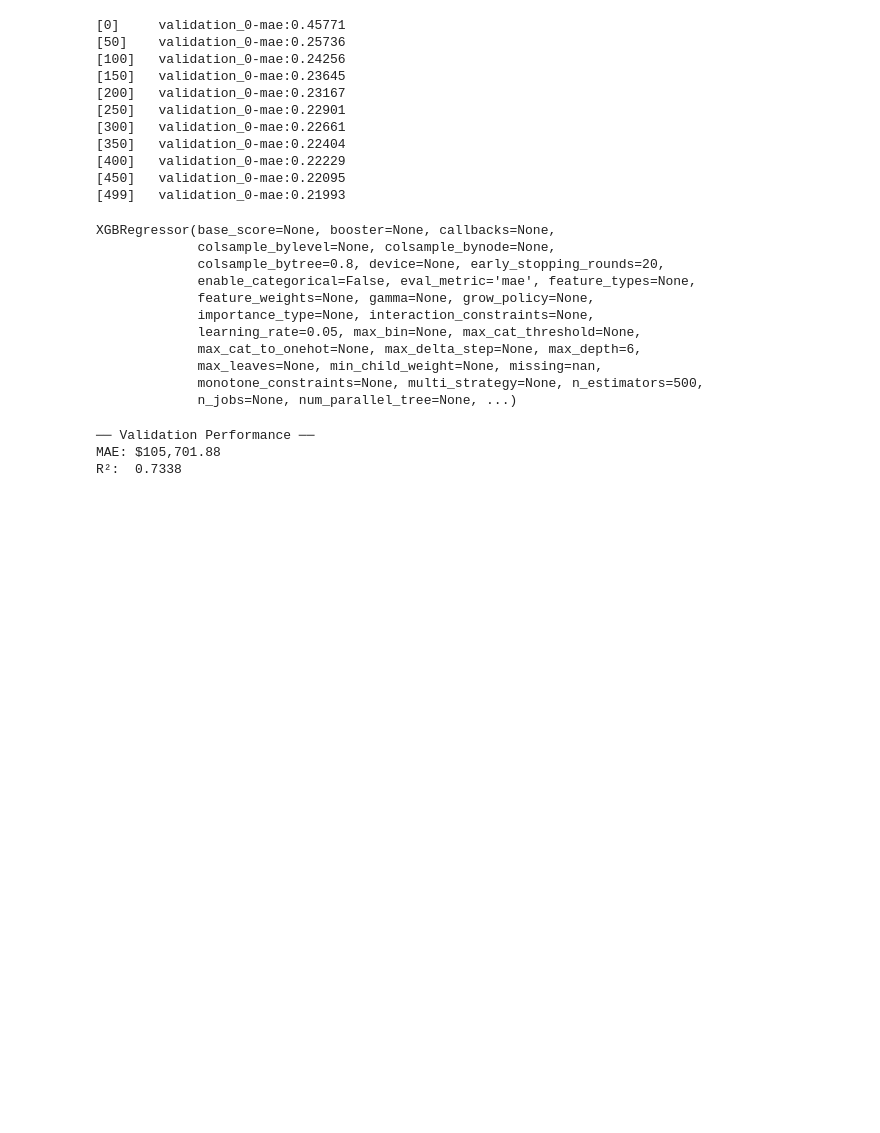
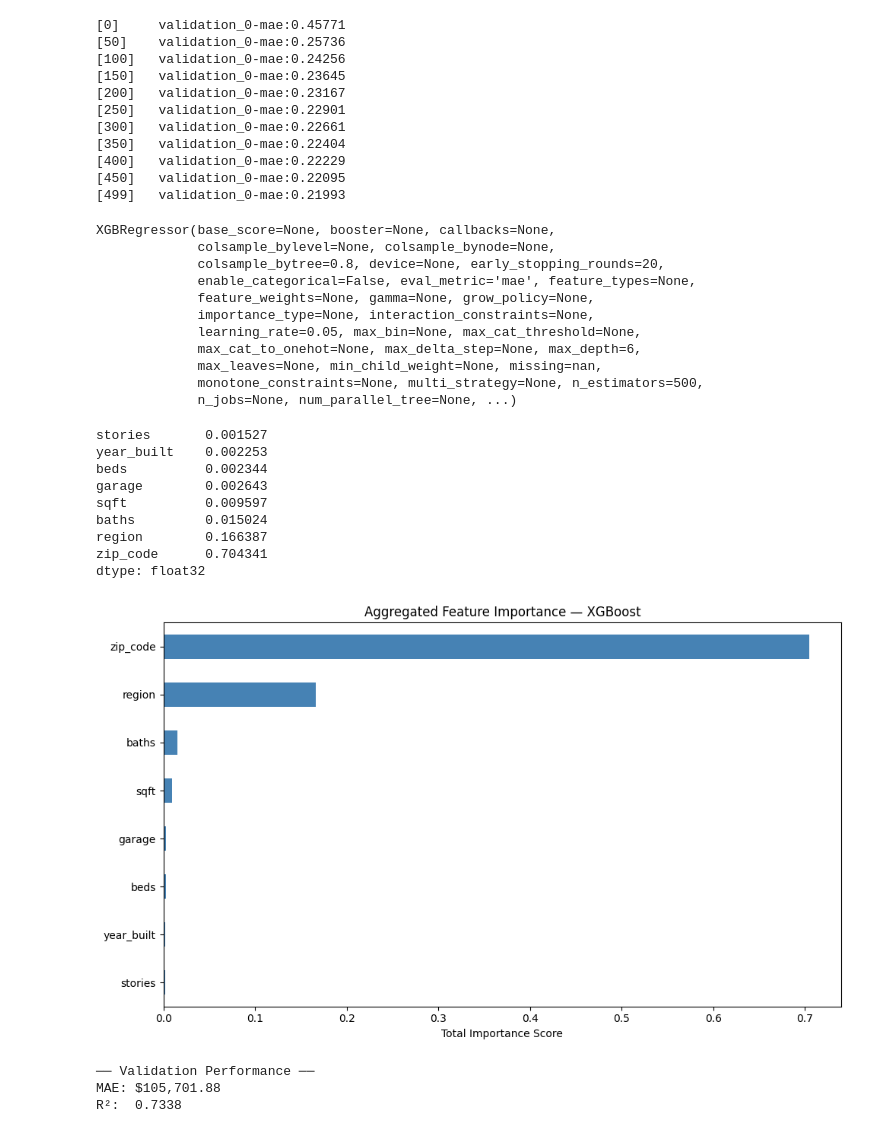
Before and after one commit to mane-2007/Kaggle_project, a Jupyter notebook: real_estate.ipynb, the cells around one changed output. Cells and saved outputs as stored; diff of their text form; code cells hidden in the pictures; blank space fills up the shorter version.

```diff
--- a/real_estate.ipynb
+++ b/real_estate.ipynb
@@ -386,6 +386,49 @@ XGBRegressor(base_score=None, booster=None, callbacks=None,
              max_leaves=None, min_child_weight=None, missing=nan,
              monotone_constraints=None, multi_strategy=None, n_estimators=500,
              n_jobs=None, num_parallel_tree=None, ...)
+# %%
+importance = pd.Series(model.feature_importances_, index=X_train.columns)
+
+# Aggregate by feature group
+zip_importance = importance[importance.index.str.startswith('zip_')].sum()
+reg_importance = importance[importance.index.str.startswith('reg_')].sum()
+sqft_importance = importance['sqft']
+year_importance = importance['year_built']
+baths_importance = importance['baths']
+beds_importance = importance['beds']
+stories_importance = importance['stories']
+garage_importance = importance['garage']
+
+summary = pd.Series({
+    'zip_code': zip_importance,
+    'region': reg_importance,
+    'sqft': sqft_importance,
+    'year_built': year_importance,
+    'baths': baths_importance,
+    'beds': beds_importance,
+    'stories': stories_importance,
+    'garage': garage_importance
+}).sort_values(ascending=True)
+
+print(summary)
+
+summary.plot(kind='barh', figsize=(10, 6), color='steelblue')
+plt.title('Aggregated Feature Importance — XGBoost')
+plt.xlabel('Total Importance Score')
+plt.tight_layout()
+plt.savefig('feature_importance.png', bbox_inches='tight')
+plt.show()
+# %% [output]
+stories       0.001527
+year_built    0.002253
+beds          0.002344
+garage        0.002643
+sqft          0.009597
+baths         0.015024
+region        0.166387
+zip_code      0.704341
+dtype: float32
+[figure, added]
 # %%
 # 4. Validation performance
 from sklearn.metrics import mean_absolute_error, r2_score
```
